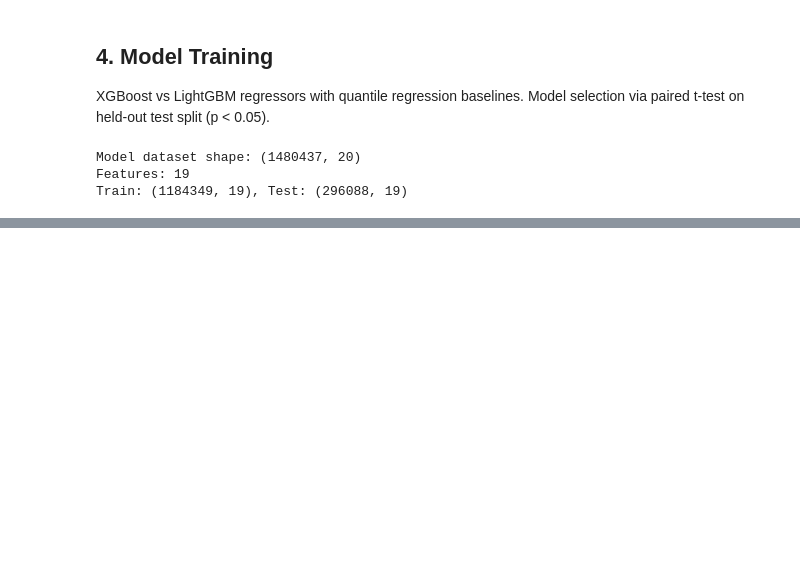
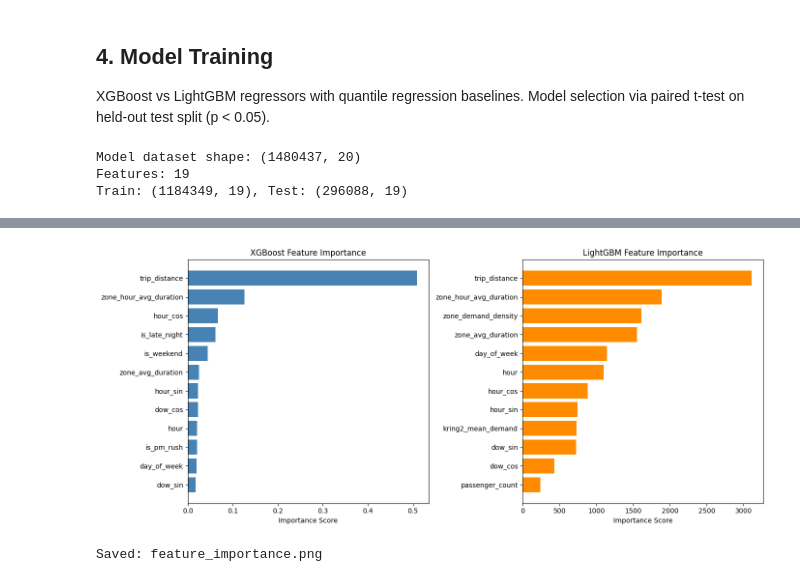
Before and after one commit to chamoflag/AI-ML, a Jupyter notebook: H3Spatial.ipynb, the cells around one changed output, grey strips where cells are left out. Drawn from its saved outputs; the diff is of its cells as text; code cells hidden in the pictures; blank space fills up the shorter version.

```diff
--- a/H3Spatial.ipynb
+++ b/H3Spatial.ipynb
@@ -518,0 +893,32 @@ print(f"MAPE: {xgb_mape:.2f}%")
+# %%
+import matplotlib.pyplot as plt
+
+fig, axes = plt.subplots(1, 2, figsize=(14, 6))
+
+# XGBoost importance
+xgb_importance = pd.Series(
+    xgb_model.feature_importances_,
+    index=FEATURES
+).sort_values(ascending=True).tail(12)
+
+axes[0].barh(xgb_importance.index, xgb_importance.values, color='steelblue')
+axes[0].set_title('XGBoost Feature Importance')
+axes[0].set_xlabel('Importance Score')
+
+# LightGBM importance
+lgb_importance = pd.Series(
+    lgb_model.feature_importances_,
+    index=FEATURES
+).sort_values(ascending=True).tail(12)
+
+axes[1].barh(lgb_importance.index, lgb_importance.values, color='darkorange')
+axes[1].set_title('LightGBM Feature Importance')
+axes[1].set_xlabel('Importance Score')
+
+plt.tight_layout()
+plt.savefig('feature_importance.png', dpi=150, bbox_inches='tight')
+plt.show()
+print("Saved: feature_importance.png")
+# %% [output]
+[figure, added]
+Saved: feature_importance.png
```
Also changed, not shown: parts of 12 cells of this notebook.
